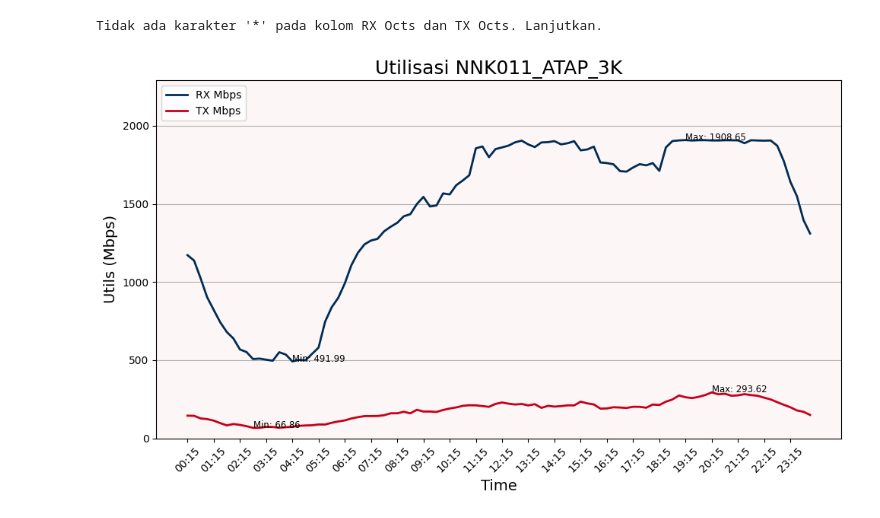
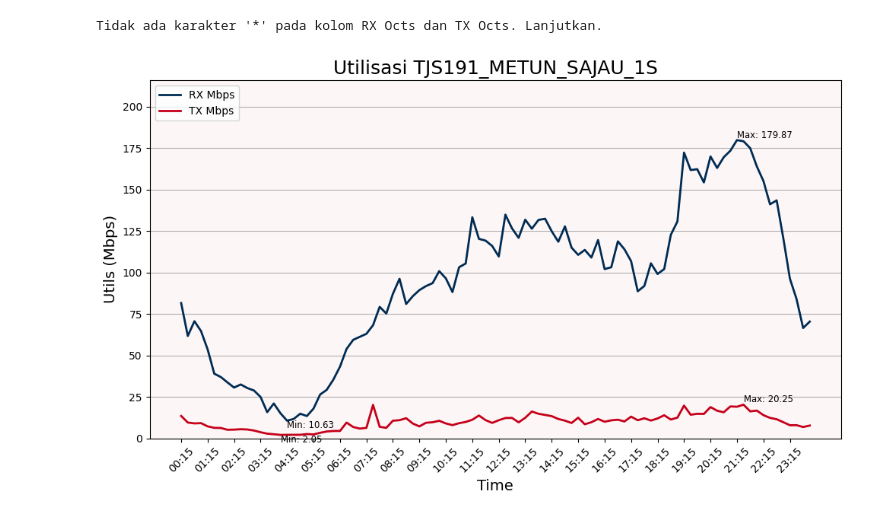
Before and after one commit to hanfx/rmon-utilization-graph, a Jupyter notebook: rmon.ipynb, the cells around one changed output. Drawn from its saved outputs; the diff is of its cells as text; code cells hidden in the pictures.

```diff
--- a/rmon.ipynb
+++ b/rmon.ipynb
@@ -3,7 +3,7 @@ import os
 import pandas as pd
 import matplotlib.pyplot as plt
 # %%
-file_path = "15min-ETH-s0p65-20250107-NNK011_ATAP_3K.csv"
+file_path = "15min-ETH-s1p1-20250107-TJS191_METUN_SAJAU_1S.csv"
 
 data = pd.read_csv(file_path, header = 1)
 
@@ -106,35 +106,36 @@ plt.legend(loc='upper left')
 # Menemukan nilai tertinggi
 max_rx = data['RX Mbps'].max()
 min_rx = data['RX Mbps'].min()
 max_tx = data['TX Mbps'].max()
 min_tx = data['TX Mbps'].min()
 
 # Menampilkan baris data tertinggi
 highest_rx = data.loc[data['RX Mbps'] == max_rx]
 lowest_rx = data.loc[data['RX Mbps'] == min_rx]
 highest_tx = data.loc[data['TX Mbps'] == max_tx]
 lowest_tx = data.loc[data['TX Mbps'] == min_tx]
 
 # Menambahkan anotasi pada titik tertinggi
 for idx, row in highest_rx.iterrows():
-    plt.text(idx, row['RX Mbps'], f"Max: {row['RX Mbps']:.2f}", color='black', fontsize='small', ha='left')
+    plt.text(idx, row['RX Mbps'], f"Max: {row['RX Mbps']:.2f}", color='black', fontsize='small', va='bottom')
 
 for idx, row in lowest_rx.iterrows():
-    plt.text(idx, row['RX Mbps'], f"Min: {row['RX Mbps']:.2f}", color='black', fontsize='small', ha='left')
+    plt.text(idx, row['RX Mbps'], f"Min: {row['RX Mbps']:.2f}", color='black', fontsize='small', va='top')
 
 for idx, row in highest_tx.iterrows():
-    plt.text(idx, row['TX Mbps'], f"Max: {row['TX Mbps']:.2f}", color='black', fontsize='small', ha='left')
+    plt.text(idx, row['TX Mbps'], f"Max: {row['TX Mbps']:.2f}", color='black', fontsize='small', va='bottom')
 
 for idx, row in lowest_tx.iterrows():
-    plt.text(idx, row['TX Mbps'], f"Min: {row['TX Mbps']:.2f}", color='black', fontsize='small', ha='left')
+    plt.text(idx, row['TX Mbps'], f"Min: {row['TX Mbps']:.2f}", color='black', fontsize='small', va='top')
 
 # Menambahkan margin +100 dari nilai maksimum data
 plt.ylim(0, max_rx * 1.2)
+# plt.ylim(0, max_tx * 1.2)
 
 # Menampilkan grafik
 plt.grid(axis='y')
 plt.xticks(data['Time Stamp'][::4], rotation=45)
 plt.tight_layout()
 plt.show()
 # %% [output]
-[figure, old version]
+[figure, new version]
```
Also changed, not shown: parts of 1 cell of this notebook.
